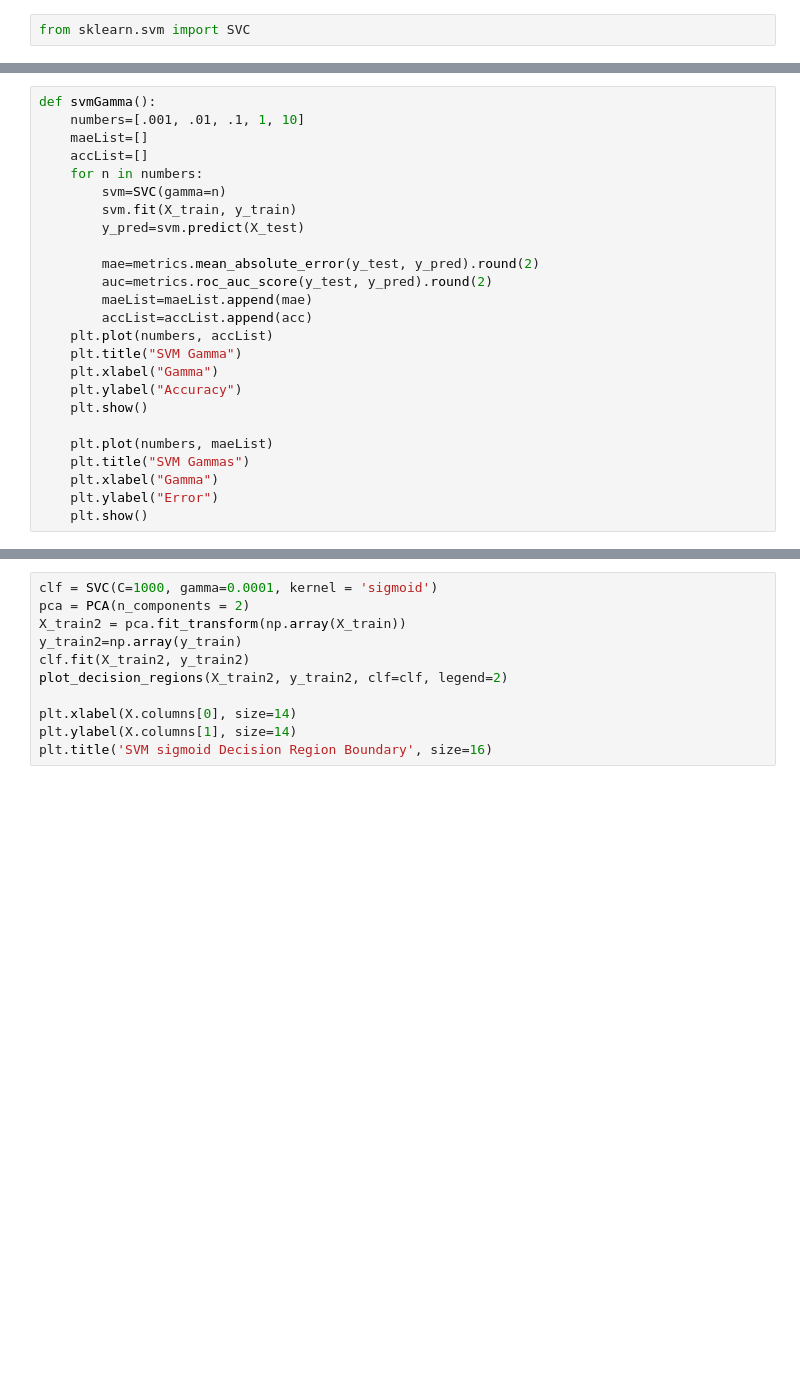
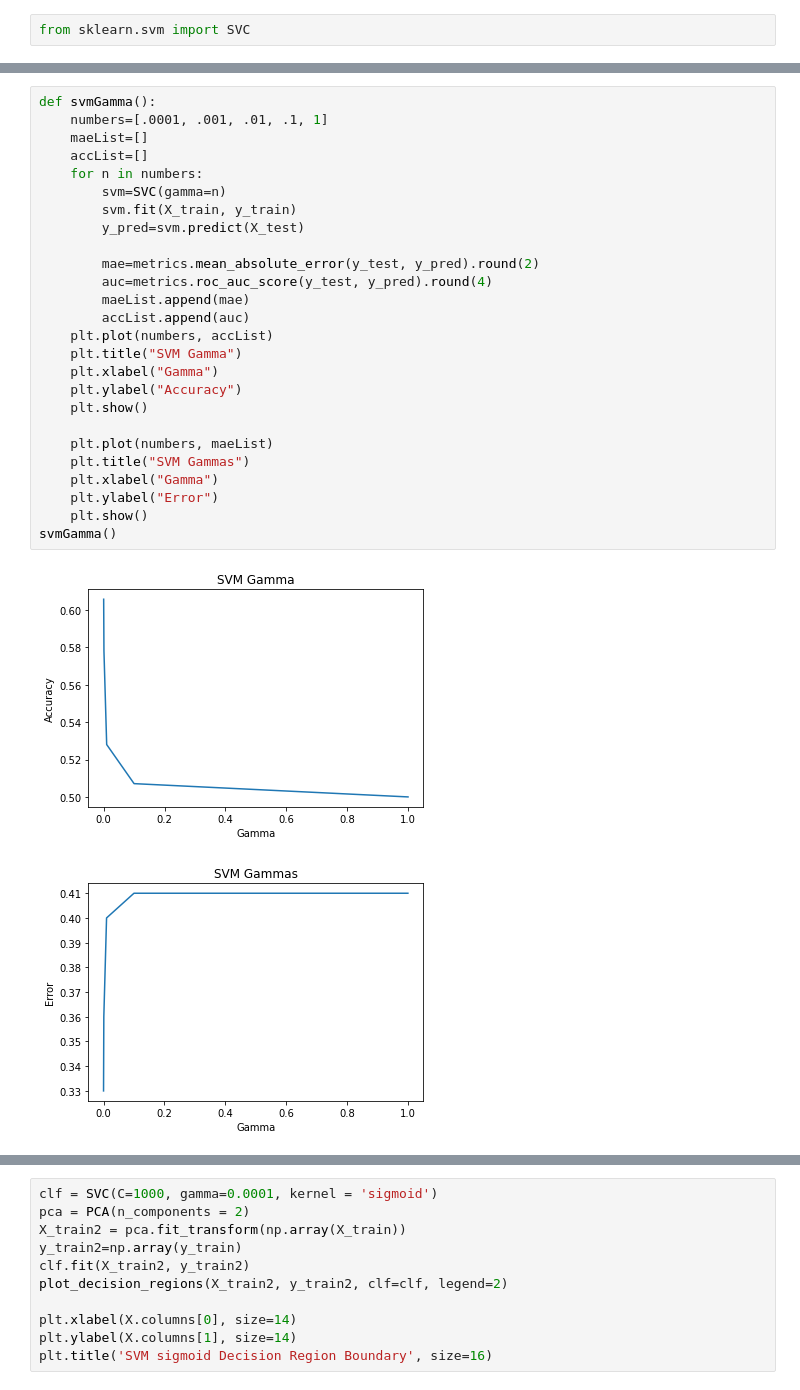
Before and after one commit to ScottySchmidt/MachineLearning, a Jupyter notebook: svmKnnGrid.ipynb, the cells around one changed output, grey strips where cells are left out. Cells and saved outputs as stored; diff of their text form; blank space fills up the shorter version.

```diff
--- a/svmKnnGrid.ipynb
+++ b/svmKnnGrid.ipynb
@@ -304,28 +304,32 @@ svmC()
 # %%
 def svmGamma():
-    numbers=[.001, .01, .1, 1, 10]
+    numbers=[.0001, .001, .01, .1, 1]
     maeList=[]
     accList=[]
     for n in numbers:
         svm=SVC(gamma=n)
         svm.fit(X_train, y_train)
         y_pred=svm.predict(X_test)
 
         mae=metrics.mean_absolute_error(y_test, y_pred).round(2)
-        auc=metrics.roc_auc_score(y_test, y_pred).round(2)
-        maeList=maeList.append(mae)
-        accList=accList.append(acc)
+        auc=metrics.roc_auc_score(y_test, y_pred).round(4)
+        maeList.append(mae)
+        accList.append(auc)
     plt.plot(numbers, accList)
     plt.title("SVM Gamma")
     plt.xlabel("Gamma")
     plt.ylabel("Accuracy")
     plt.show()
 
     plt.plot(numbers, maeList)
     plt.title("SVM Gammas")
     plt.xlabel("Gamma")
     plt.ylabel("Error")
     plt.show()
+svmGamma()
+# %% [output]
+[figure, added]
+[figure, added]
 # %%
 def svmGrid():
     print("start")
```
Also changed, not shown: parts of 7 cells of this notebook.
